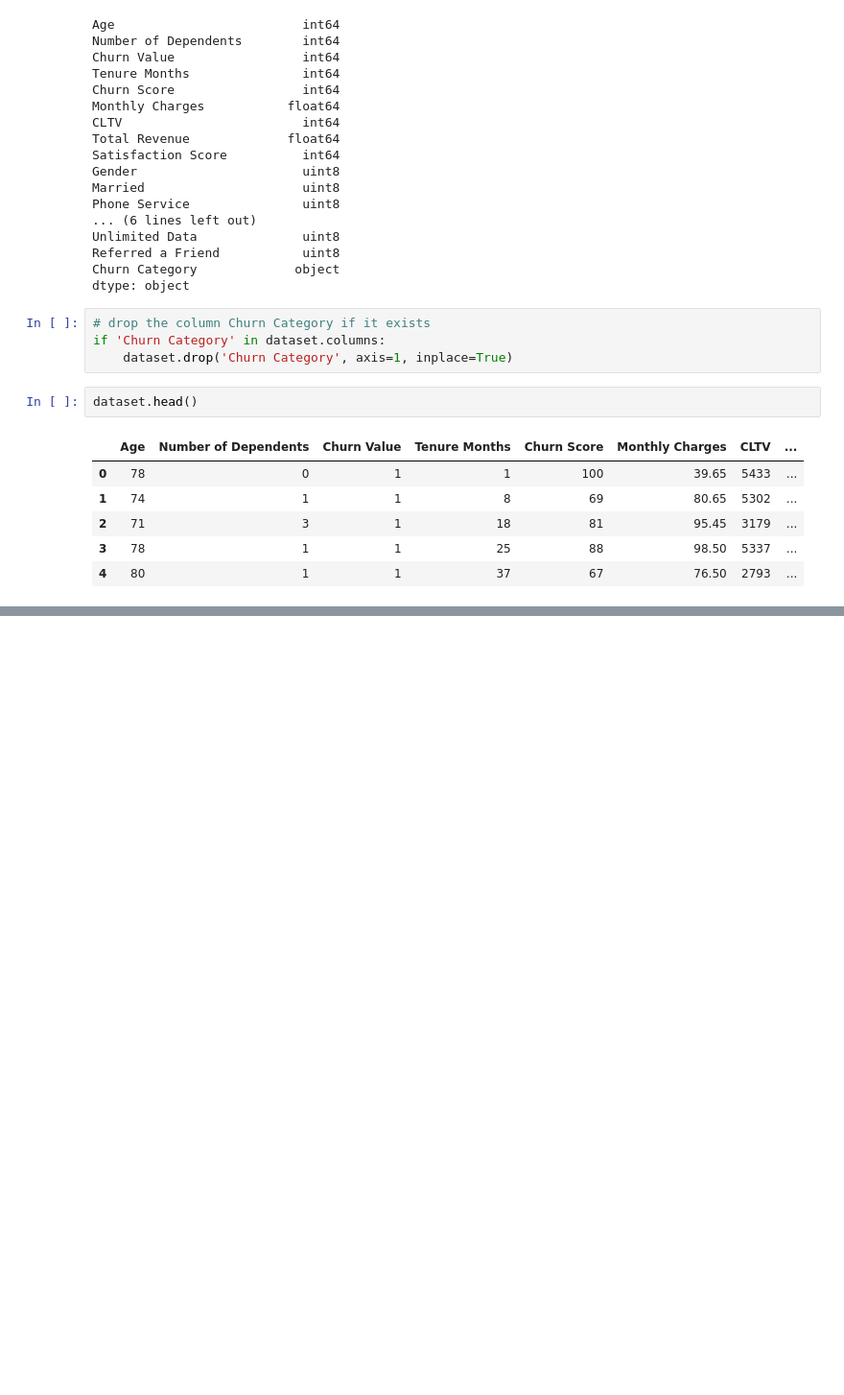
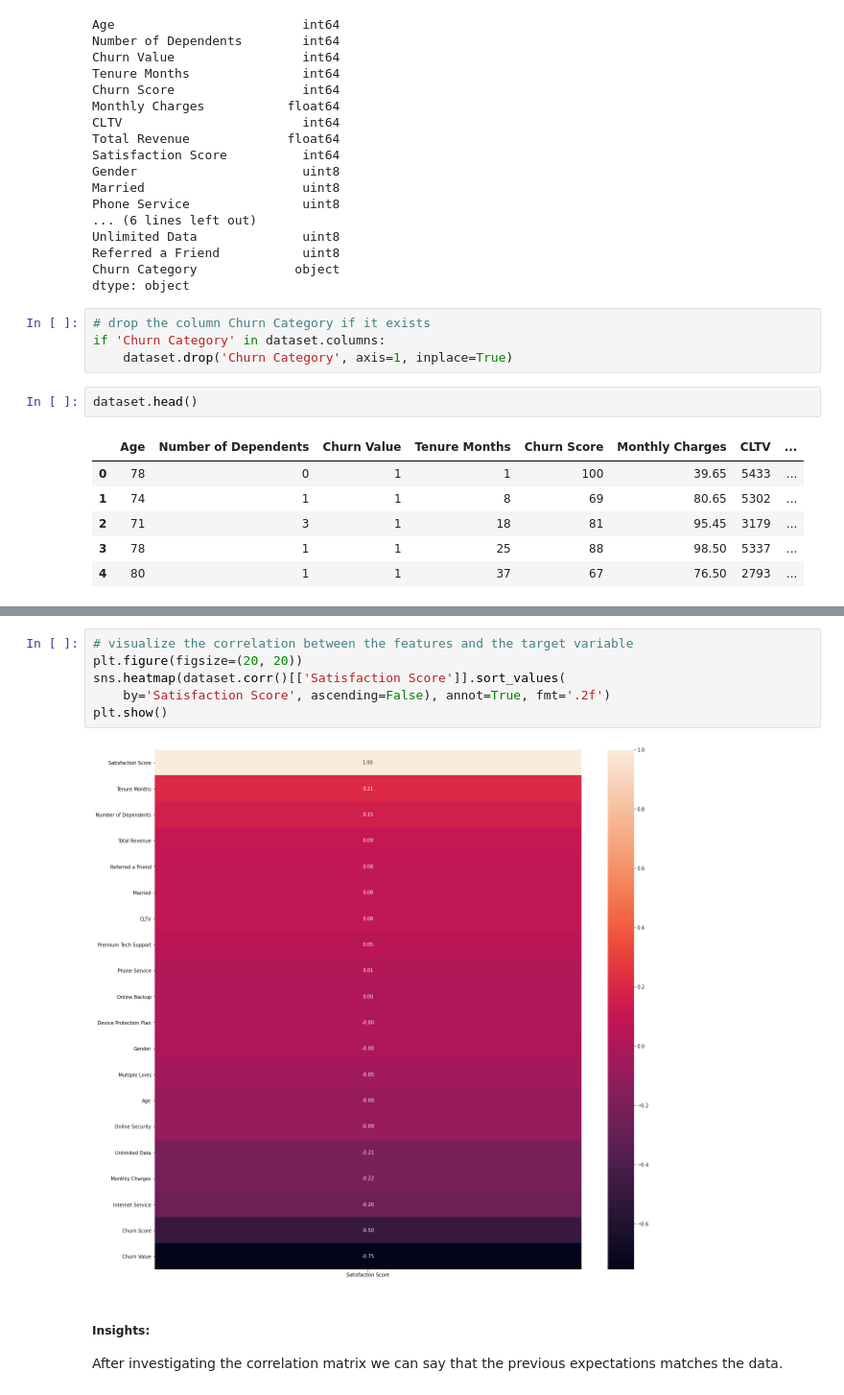
Before and after one commit to Ahmedmma72/Customer-Churn-Analysis-For-Telecommunication, a Jupyter notebook: Q3/q3.ipynb, the cells around one changed output, grey strips where cells are left out. Shown: that part at 96% size. Cells and saved outputs as stored; diff of their text form; blank space fills up the shorter version.

```diff
--- a/Q3/q3.ipynb
+++ b/Q3/q3.ipynb
@@ -65,0 +102,11 @@ dataset.head()
+# %%
+# visualize the correlation between the features and the target variable
+plt.figure(figsize=(20, 20))
+sns.heatmap(dataset.corr()[['Satisfaction Score']].sort_values(
+    by='Satisfaction Score', ascending=False), annot=True, fmt='.2f')
+plt.show()
+# %% [output]
+[figure, added]
+# %% [markdown]
+##### Insights:
+After investigating the correlation matrix we can say that the previous expectations matches the data.
```
Also changed, not shown: parts of 5 cells of this notebook.
